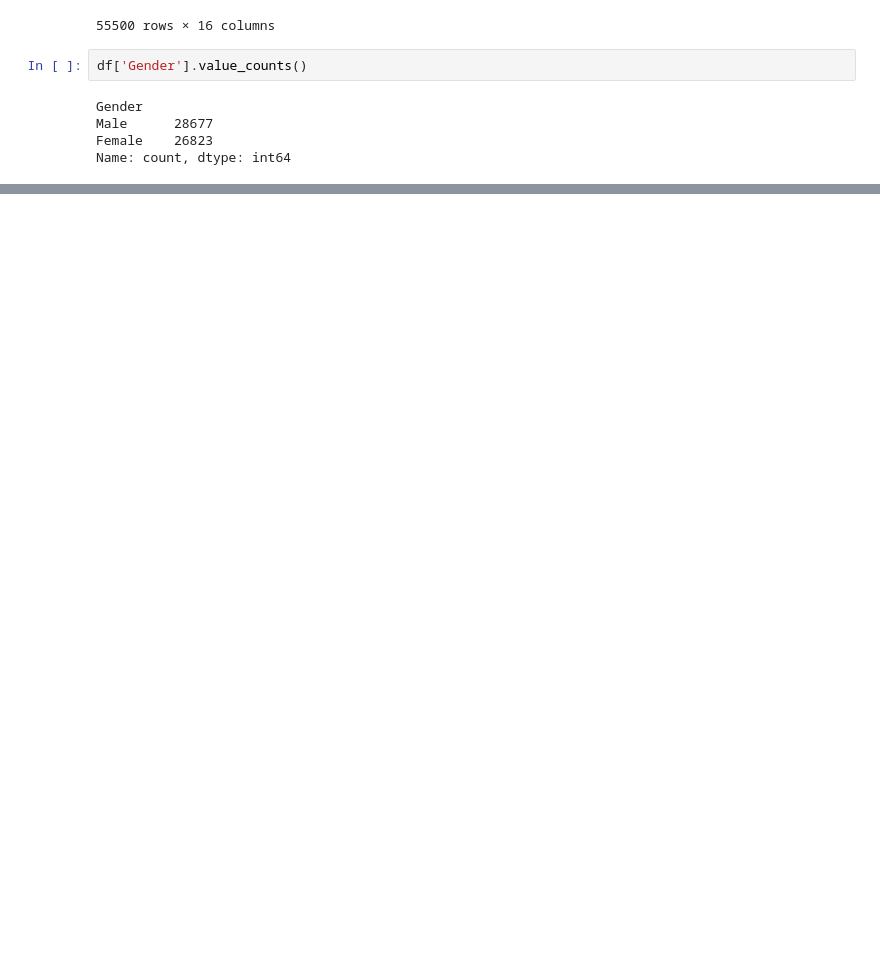
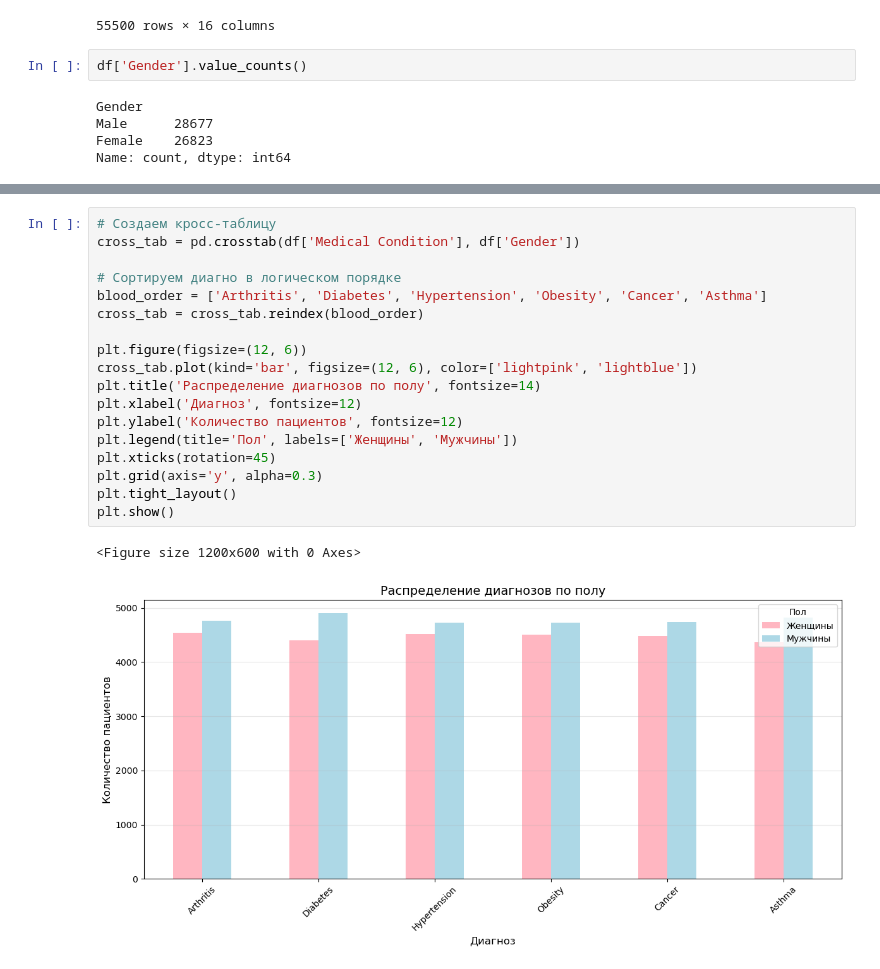
Before and after one commit to KorbovskiyOleg/DataScience, a Jupyter notebook: DataScince/homework_3/homework_3.ipynb, the cells around one changed output, grey strips where cells are left out. Drawn from its saved outputs; the diff is of its cells as text; blank space fills up the shorter version.

```diff
--- a/DataScince/homework_3/homework_3.ipynb
+++ b/DataScince/homework_3/homework_3.ipynb
@@ -232,0 +287,21 @@ Name: count, dtype: int64
+# %%
+# Создаем кросс-таблицу
+cross_tab = pd.crosstab(df['Medical Condition'], df['Gender'])
+
+# Сортируем диагно в логическом порядке
+blood_order = ['Arthritis', 'Diabetes', 'Hypertension', 'Obesity', 'Cancer', 'Asthma']
+cross_tab = cross_tab.reindex(blood_order)
+
+plt.figure(figsize=(12, 6))
+cross_tab.plot(kind='bar', figsize=(12, 6), color=['lightpink', 'lightblue'])
+plt.title('Распределение диагнозов по полу', fontsize=14)
+plt.xlabel('Диагноз', fontsize=12)
+plt.ylabel('Количество пациентов', fontsize=12)
+plt.legend(title='Пол', labels=['Женщины', 'Мужчины'])
+plt.xticks(rotation=45)
+plt.grid(axis='y', alpha=0.3)
+plt.tight_layout()
+plt.show()
+# %% [output]
+<Figure size 1200x600 with 0 Axes>
+[figure, added]
```
Also changed, not shown: parts of 9 cells of this notebook.
